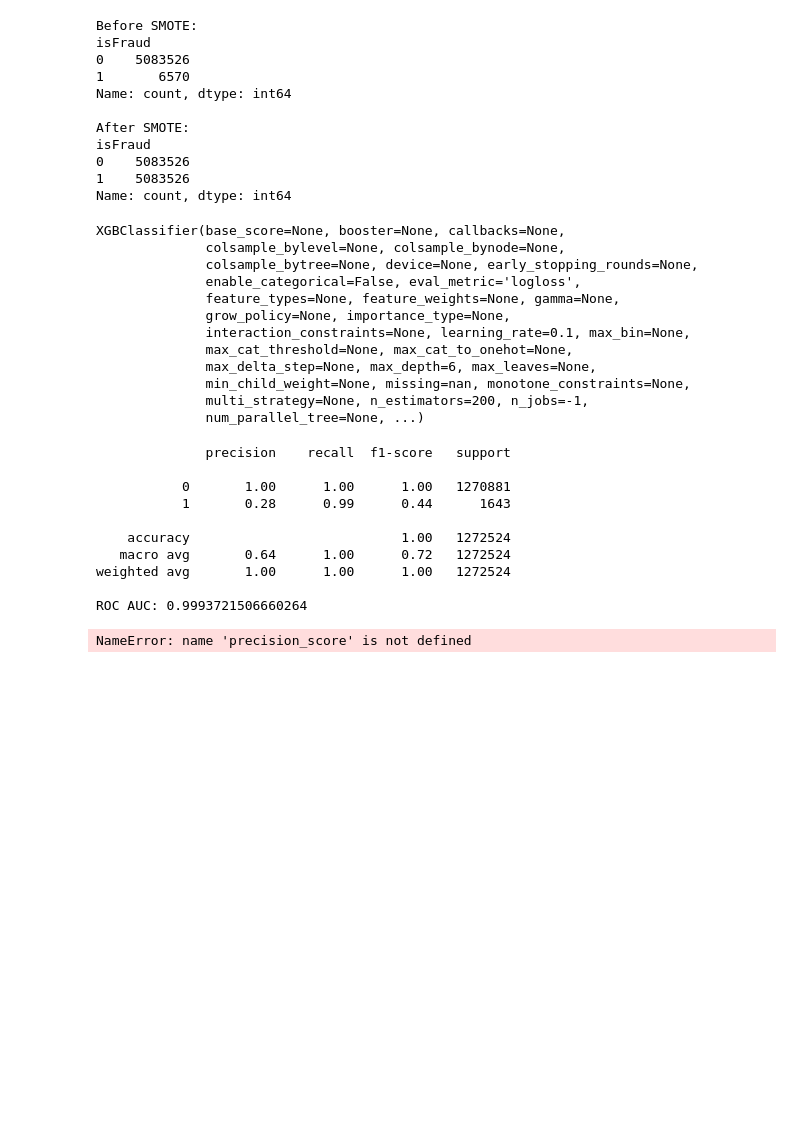
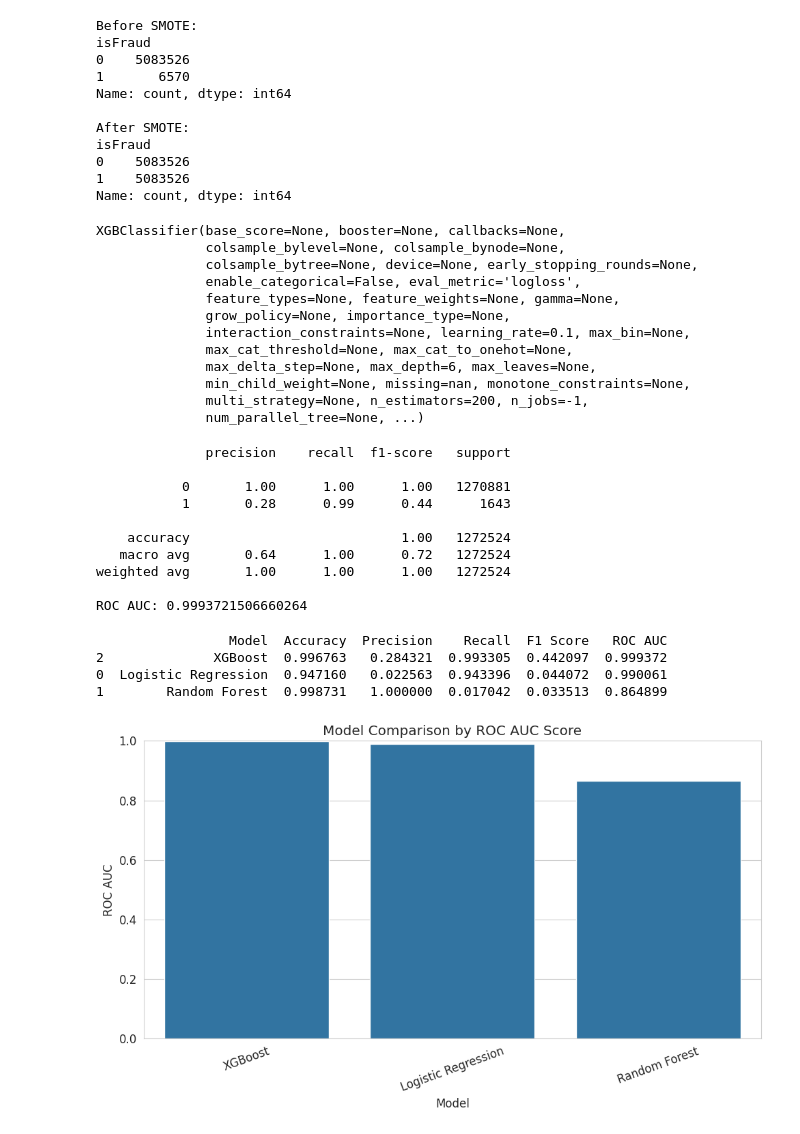
Before and after one commit to harshit-hari/Fraud-Detection, a Jupyter notebook: Fraud_Detection.ipynb, the cells around one changed output. Cells and saved outputs as stored; diff of their text form; code cells hidden in the pictures; blank space fills up the shorter version.

```diff
--- a/Fraud_Detection.ipynb
+++ b/Fraud_Detection.ipynb
@@ -1035,12 +1035,16 @@ ROC AUC: 0.9993721506660264
 # print("Hybrid Test Shape :", X_test_hybrid.shape)
 # %%
 # ==========================================================
-# COMPARE ALL MODELS
-# Logistic Regression, Random Forest, XGBoost, Hybrid AE + XGB
+# COMPARE ALL MODELS + VISUALIZE RESULTS
+# Logistic Regression, Random Forest, XGBoost, Hybrid AE+XGB
 # ==========================================================
 
-# Duplicate imports removed:
-# pandas, numpy and metrics already imported earlier
+# Required metrics (import only if not already imported)
+from sklearn.metrics import accuracy_score, precision_score, recall_score
+from sklearn.metrics import f1_score, roc_auc_score
+import pandas as pd
+import matplotlib.pyplot as plt
+import seaborn as sns
 
 results = []
 
@@ -1072,43 +1076,63 @@ results.append({
     "Recall": recall_score(y_test, y_pred_rf, zero_division=0),
     "F1 Score": f1_score(y_test, y_pred_rf, zero_division=0),
     "ROC AUC": roc_auc_score(y_test, y_prob_rf)
 })
 
 # ==========================================================
 # 3. XGBoost
 # ==========================================================
 y_pred_xgb = xgb.predict(X_test_scaled)
 y_prob_xgb = xgb.predict_proba(X_test_scaled)[:, 1]
 
 results.append({
     "Model": "XGBoost",
     "Accuracy": accuracy_score(y_test, y_pred_xgb),
     "Precision": precision_score(y_test, y_pred_xgb, zero_division=0),
     "Recall": recall_score(y_test, y_pred_xgb, zero_division=0),
     "F1 Score": f1_score(y_test, y_pred_xgb, zero_division=0),
     "ROC AUC": roc_auc_score(y_test, y_prob_xgb)
 })
 
 # ==========================================================
-# 4. Hybrid Autoencoder + XGBoost
+# 4. Hybrid Model
 # ==========================================================
-y_pred_hybrid = hybrid_model.predict(X_test_hybrid)
-y_prob_hybrid = hybrid_model.predict_proba(X_test_hybrid)[:, 1]
+if 'hybrid_model' in globals() and 'X_test_hybrid' in globals():
 
-results.append({
-    "Model": "Hybrid AE + XGBoost",
-    "Accuracy": accuracy_score(y_test, y_pred_hybrid),
-    "Precision": precision_score(y_test, y_pred_hybrid, zero_division=0),
-    "Recall": recall_score(y_test, y_pred_hybrid, zero_division=0),
-    "F1 Score": f1_score(y_test, y_pred_hybrid, zero_division=0),
-    "ROC AUC": roc_auc_score(y_test, y_prob_hybrid)
-})
+    y_pred_hybrid = hybrid_model.predict(X_test_hybrid)
+    y_prob_hybrid = hybrid_model.predict_proba(X_test_hybrid)[:, 1]
+
+    results.append({
+        "Model": "Hybrid AE + XGBoost",
+        "Accuracy": accuracy_score(y_test, y_pred_hybrid),
+        "Precision": precision_score(y_test, y_pred_hybrid, zero_division=0),
+        "Recall": recall_score(y_test, y_pred_hybrid, zero_division=0),
+        "F1 Score": f1_score(y_test, y_pred_hybrid, zero_division=0),
+        "ROC AUC": roc_auc_score(y_test, y_prob_hybrid)
+    })
 
 # ==========================================================
 # Final Comparison Table
 # ==========================================================
 results_df = pd.DataFrame(results)
+results_df = results_df.sort_values(by="ROC AUC", ascending=False)
 
-print(results_df.sort_values(by="ROC AUC", ascending=False))
+print(results_df)
+
+# ==========================================================
+# Visualization
+# ==========================================================
+plt.figure(figsize=(10,6))
+
+sns.barplot(data=results_df, x="Model", y="ROC AUC")
+
+plt.title("Model Comparison by ROC AUC Score")
+plt.xticks(rotation=20)
+plt.ylim(0,1)
+plt.tight_layout()
+plt.show()
 # %% [output]
-NameError: name 'precision_score' is not defined
+                 Model  Accuracy  Precision    Recall  F1 Score   ROC AUC
+2              XGBoost  0.996763   0.284321  0.993305  0.442097  0.999372
+0  Logistic Regression  0.947160   0.022563  0.943396  0.044072  0.990061
+1        Random Forest  0.998731   1.000000  0.017042  0.033513  0.864899
+[figure, added]
```
Also changed, not shown: parts of 5 cells of this notebook.
